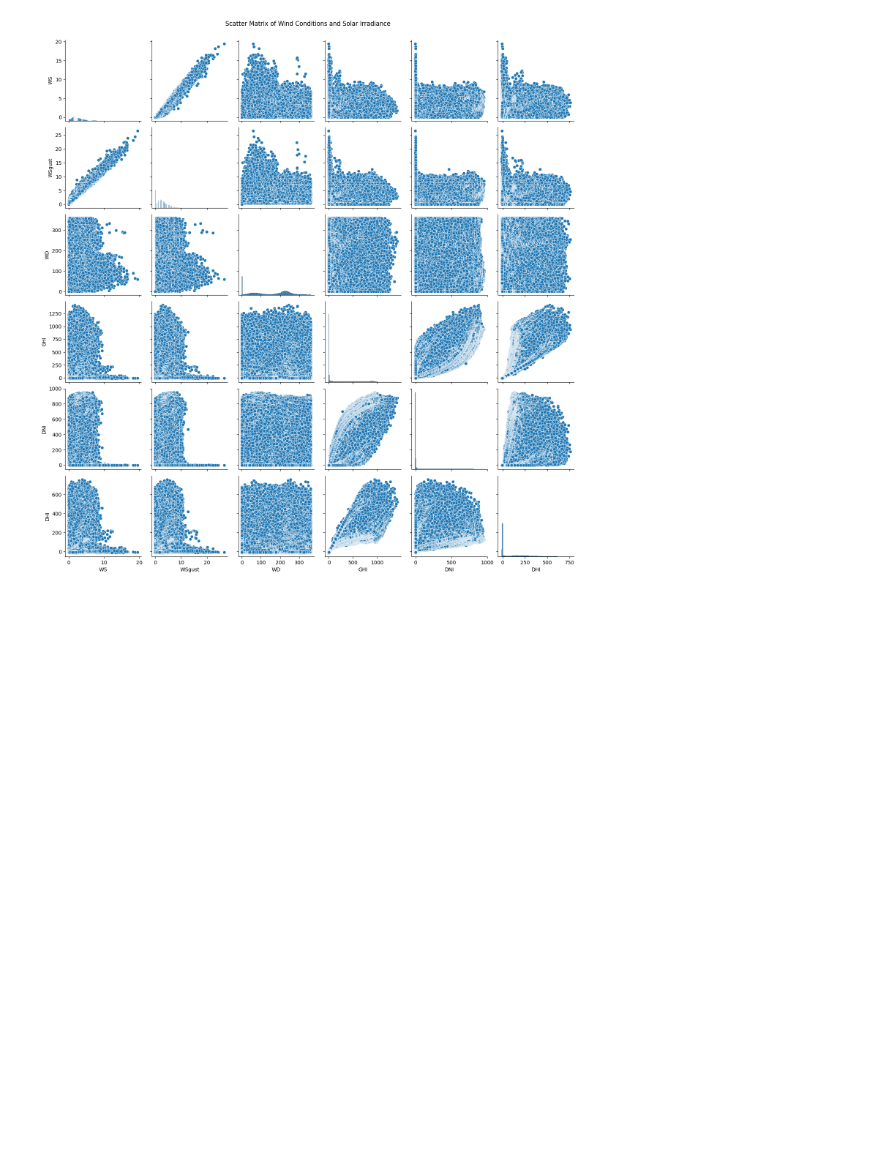
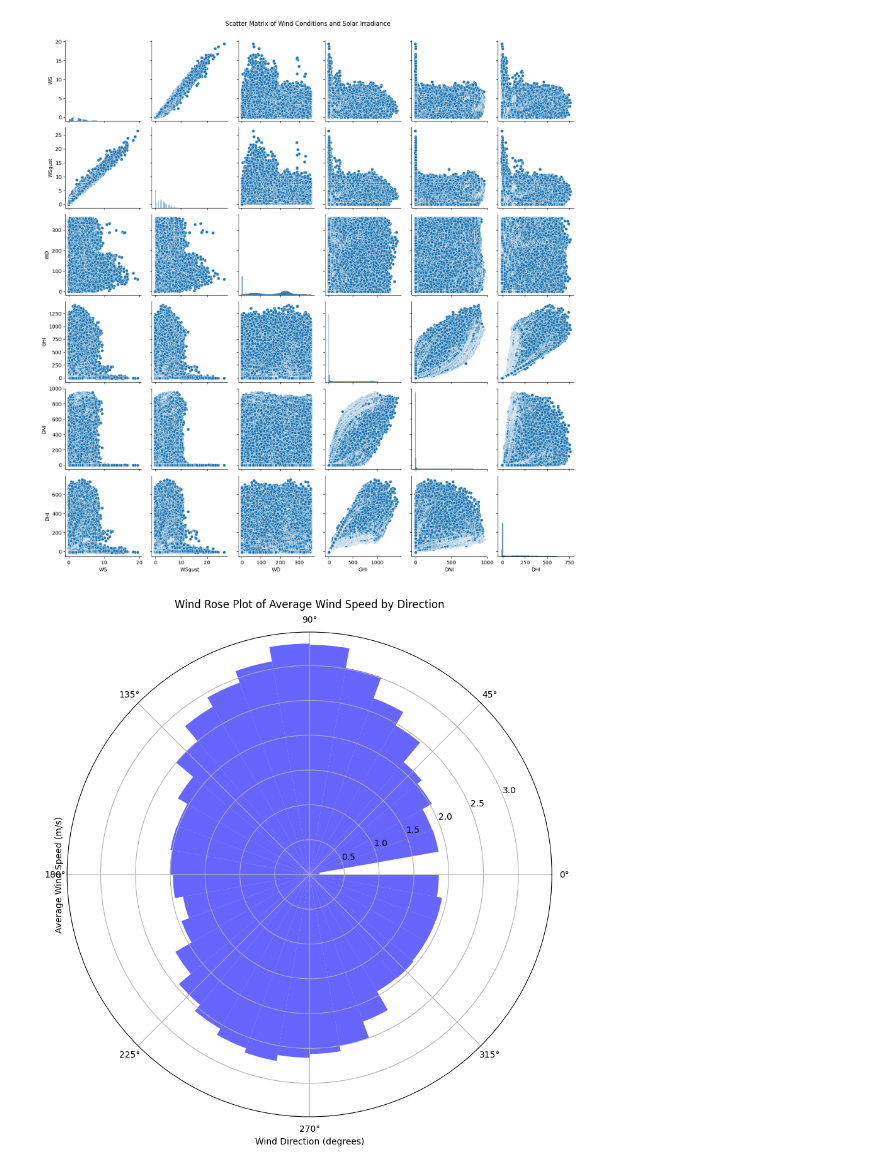
Before and after one commit to rinamoh/Kifiya-AIM-Week0, a Jupyter notebook: notebooks/EDA-benin.ipynb, the cells around one changed output. Saved outputs shown, nothing was run; the diff lists cells and outputs as text; code cells hidden in the pictures; blank space fills up the shorter version.

Commit message:
Did wind anaysis using wind roses by using wind speed and direction. Showed how wind direction differs by using bar chart.

```diff
--- a/notebooks/EDA-benin.ipynb
+++ b/notebooks/EDA-benin.ipynb
@@ -398,3 +398,23 @@ plt.suptitle('Scatter Matrix of Wind Conditions and Solar Irradiance', y=1.02)
 plt.show()
 # %% [output]
 [figure]
+# %%
+#Wind Analysis using wind speed and wind direction and wind rose plot
+bins = np.arange(0, 370, 10)
+data['WD_binned'] = pd.cut(data['WD'], bins=bins, right=False)
+
+wind_speed_distribution = data.groupby('WD_binned')['WS'].mean().reset_index()
+# %%
+#we can then visualize it using matplotlib
+fig, ax = plt.subplots(figsize=(10, 10), subplot_kw=dict(polar=True))
+bin_centers = [(b.left + b.right) / 2 for b in wind_speed_distribution['WD_binned']]
+radii = wind_speed_distribution['WS'].values
+bars = ax.bar(np.radians(bin_centers), radii, width=np.radians(10), color='blue', alpha=0.6)
+
+ax.set_title('Wind Rose Plot of Average Wind Speed by Direction', va='bottom')
+ax.set_xlabel('Wind Direction (degrees)')
+ax.set_ylabel('Average Wind Speed (m/s)')
+
+plt.show()
+# %% [output]
+[figure, added]
```
Also changed, not shown: parts of 1 cell of this notebook.
